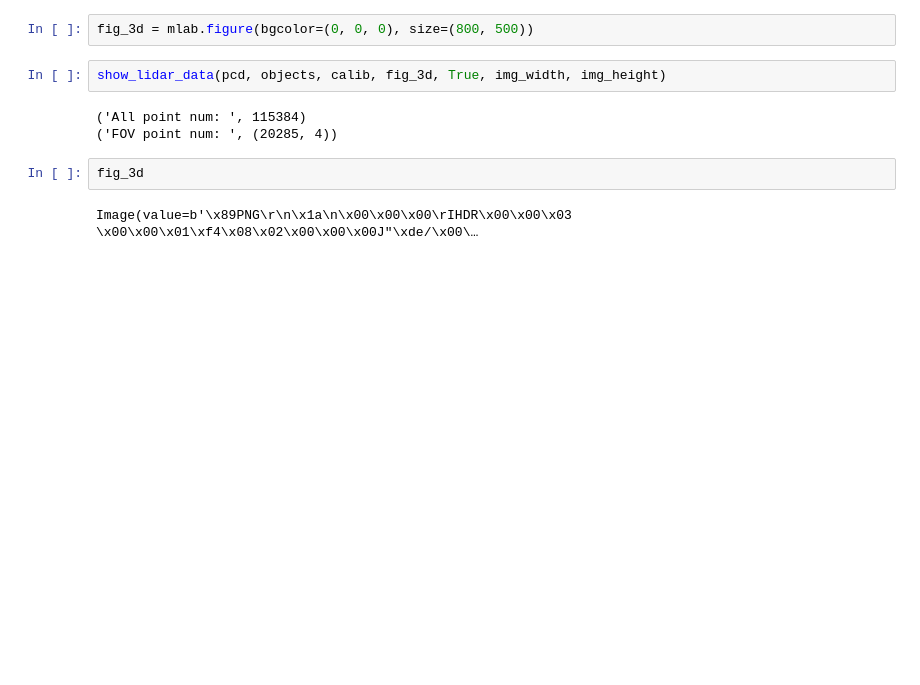
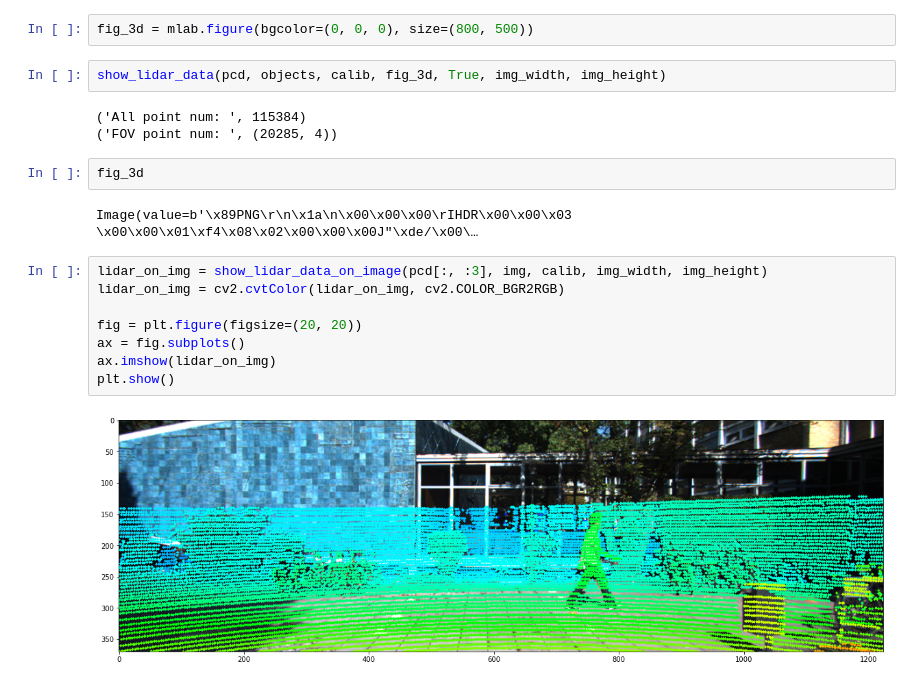
Before and after one commit to saishiva024/LIDAR_Visualization, a Jupyter notebook: Visualize_Lidar.ipynb, the cells around one changed output. Cells and saved outputs as stored; diff of their text form; blank space fills up the shorter version.

Commit message:
Implemented projection of LIDAR data on Image

```diff
--- a/Visualize_Lidar.ipynb
+++ b/Visualize_Lidar.ipynb
@@ -79,3 +79,13 @@ show_lidar_data(pcd, objects, calib, fig_3d, True, img_width, img_height)
 fig_3d
 # %% [output]
 Image(value=b'\x89PNG\r\n\x1a\n\x00\x00\x00\rIHDR\x00\x00\x03 \x00\x00\x01\xf4\x08\x02\x00\x00\x00J"\xde/\x00\…
+# %%
+lidar_on_img = show_lidar_data_on_image(pcd[:, :3], img, calib, img_width, img_height)
+lidar_on_img = cv2.cvtColor(lidar_on_img, cv2.COLOR_BGR2RGB)
+
+fig = plt.figure(figsize=(20, 20))
+ax = fig.subplots()
+ax.imshow(lidar_on_img)
+plt.show()
+# %% [output]
+[figure, added]
```
Also changed, not shown: parts of 1 cell of this notebook, 1 other file.
